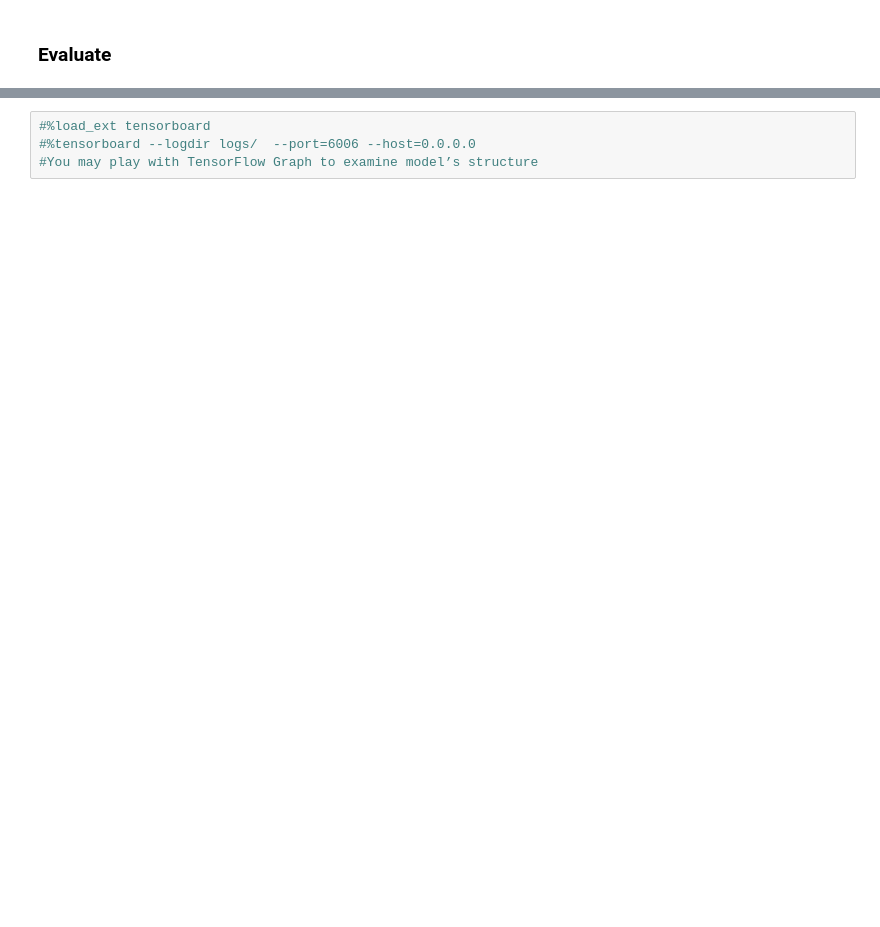
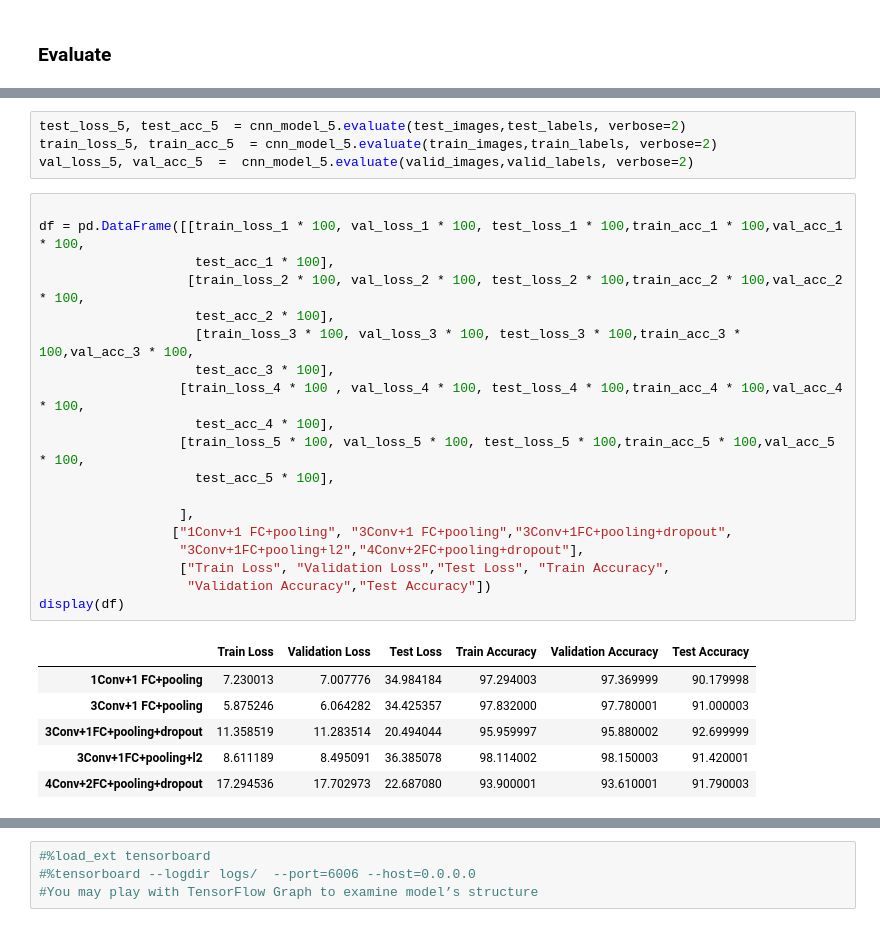
Before and after one commit to sinturkgozde/Keras-CNN-Fashion-MNIST, a Jupyter notebook: fashion_mnist_cnn.ipynb, the cells around one changed output, grey strips where cells are left out. Saved outputs shown, nothing was run; the diff lists cells and outputs as text; blank space fills up the shorter version.

```diff
--- a/fashion_mnist_cnn.ipynb
+++ b/fashion_mnist_cnn.ipynb
@@ -248,0 +516,30 @@ plt.show()
+# %%
+test_loss_5, test_acc_5  = cnn_model_5.evaluate(test_images,test_labels, verbose=2)
+train_loss_5, train_acc_5  = cnn_model_5.evaluate(train_images,train_labels, verbose=2)
+val_loss_5, val_acc_5  =  cnn_model_5.evaluate(valid_images,valid_labels, verbose=2)
+# %%
+
+df = pd.DataFrame([[train_loss_1 * 100, val_loss_1 * 100, test_loss_1 * 100,train_acc_1 * 100,val_acc_1 * 100,
+                    test_acc_1 * 100],
+                   [train_loss_2 * 100, val_loss_2 * 100, test_loss_2 * 100,train_acc_2 * 100,val_acc_2 * 100,
+                    test_acc_2 * 100],
+                    [train_loss_3 * 100, val_loss_3 * 100, test_loss_3 * 100,train_acc_3 * 100,val_acc_3 * 100,
+                    test_acc_3 * 100],
+                  [train_loss_4 * 100 , val_loss_4 * 100, test_loss_4 * 100,train_acc_4 * 100,val_acc_4 * 100,
+                    test_acc_4 * 100],
+                  [train_loss_5 * 100, val_loss_5 * 100, test_loss_5 * 100,train_acc_5 * 100,val_acc_5 * 100,
+                    test_acc_5 * 100],
+
+                  ],
+                 ["1Conv+1 FC+pooling", "3Conv+1 FC+pooling","3Conv+1FC+pooling+dropout",
+                  "3Conv+1FC+pooling+l2","4Conv+2FC+pooling+dropout"],
+                  ["Train Loss", "Validation Loss","Test Loss", "Train Accuracy",
+                   "Validation Accuracy","Test Accuracy"])
+display(df)
+# %% [output]
+|  | Train Loss | Validation Loss | Test Loss | Train Accuracy | Validation Accuracy | Test Accuracy |
+| 1Conv+1 FC+pooling | 7.230013 | 7.007776 | 34.984184 | 97.294003 | 97.369999 | 90.179998 |
+| 3Conv+1 FC+pooling | 5.875246 | 6.064282 | 34.425357 | 97.832000 | 97.780001 | 91.000003 |
+| 3Conv+1FC+pooling+dropout | 11.358519 | 11.283514 | 20.494044 | 95.959997 | 95.880002 | 92.699999 |
+| 3Conv+1FC+pooling+l2 | 8.611189 | 8.495091 | 36.385078 | 98.114002 | 98.150003 | 91.420001 |
+| 4Conv+2FC+pooling+dropout | 17.294536 | 17.702973 | 22.687080 | 93.900001 | 93.610001 | 91.790003 |
```
Also changed, not shown: parts of 36 cells of this notebook, 2 other files.
